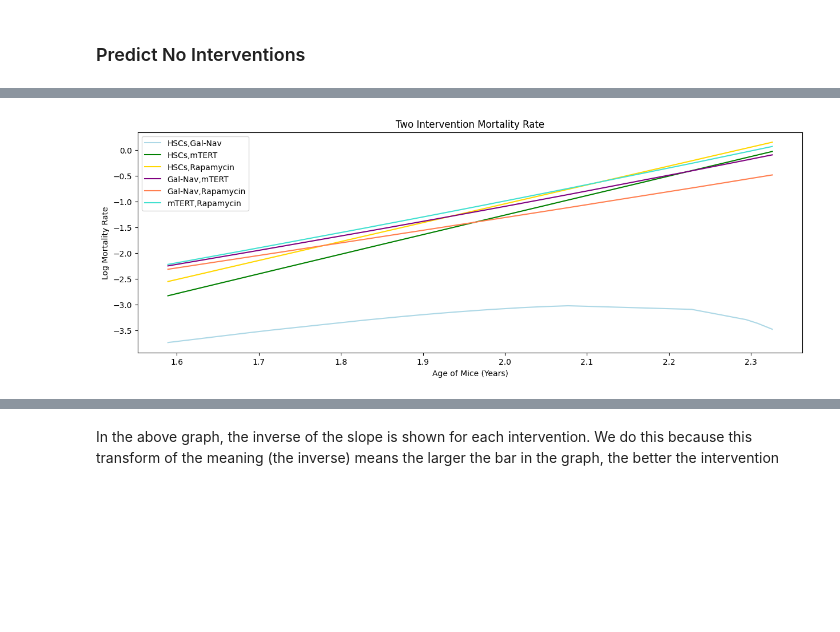
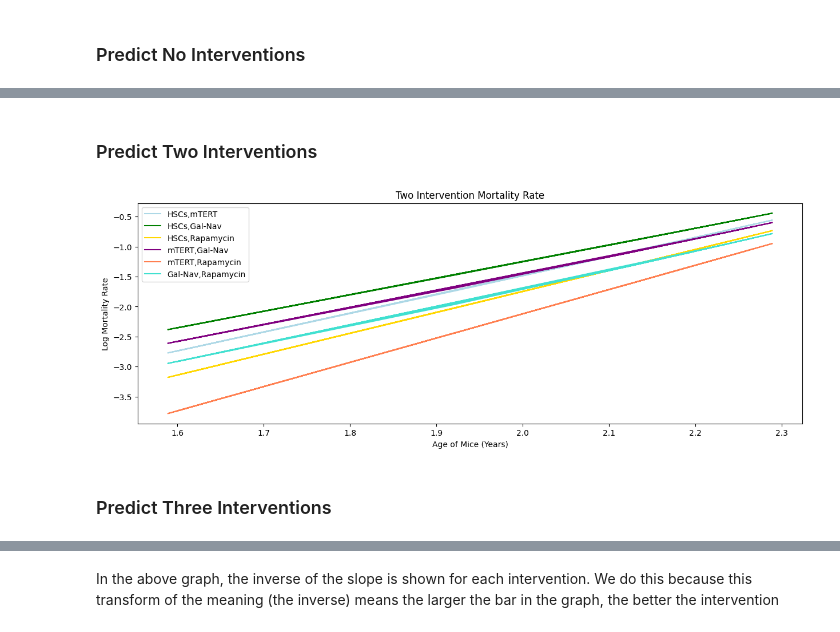
Before and after one commit to shs2017/Data-Literacy, a Jupyter notebook: exp/004_SecondOrderModel.ipynb, the cells around one changed output, grey strips where cells are left out. Saved outputs shown, nothing was run; the diff lists cells and outputs as text; code cells hidden in the pictures; blank space fills up the shorter version.

```diff
--- a/exp/004_SecondOrderModel.ipynb
+++ b/exp/004_SecondOrderModel.ipynb
@@ -193,7 +200,7 @@ DEFAULT_INITIAL_PARAMETERS = GompertzParameters(alpha=0.1, beta=0.085)
 def fit_gompertz_model(ages: pd.DataFrame,
                        mortality_rate: pd.DataFrame,
                        initial_parameters: GompertzParameters = DEFAULT_INITIAL_PARAMETERS,
-                       max_fit_iterations: int = 2_500) -> GompertzParameters:
+                       max_fit_iterations: int = 50_000) -> GompertzParameters:
     p0 = initial_parameters.to_tuple()
     predicted_parameters, covariance = curve_fit(gompertz, ages, mortality_rate, p0=p0, maxfev=max_fit_iterations)
     return GompertzParameters.from_sequence(predicted_parameters)
@@ -398 +726,3 @@ plt.show()
+# %% [markdown]
+### Predict Two Interventions
 # %%
@@ -431,29 +742,8 @@ for i in range(N_SINGLE_INTERVENTIONS):
 # %%
-def create_two_intervention_title(keys, i, j):
-    return f'{keys[i]},{keys[j]}'
-
-def plot_two_intervention_curve(x, y, title, index):
-    color = COLOR_MAP[index]
-    plt.plot(x, y, label=title, color=color)
-
-def plot_log_mortality_rates(all_ages, log_mortality_rates, single_keys, n_interventions):
-    fig = plt.figure(figsize=(15, 5))
-
-    interaction_factor_index = 0
-    for i in range(n_interventions):
-        for j in range(i + 1, n_interventions
-                      ):
-            title = create_two_intervention_title(single_keys, i, j)
-            log_mortality_rate = log_mortality_rates[interaction_factor_index]
-            plot_two_intervention_curve(all_ages, log_mortality_rate, title, interaction_factor_index)
-            interaction_factor_index += 1
-
-    plt.title('Two Intervention Mortality Rate')
-    plt.xlabel('Age of Mice (Years)')
-    plt.ylabel(f'Log Mortality Rate')
-    plt.legend()
-    plt.show()
-
-plot_log_mortality_rates(all_ages, log_mortality_rates, single_keys, N_SINGLE_INTERVENTIONS)
+plot_type = TwoInterventionPlotter()
+plotter = Plotter(female_dataset, all_interventions_ages, two_interventions_log_mortality, one_interventions, plot_type)
+plotter.plot()
 # %% [output]
-[figure, old version]
+[figure, new version]
+# %% [markdown]
+### Predict Three Interventions
```
Also changed, not shown: parts of 39 cells of this notebook, 1 other file.
